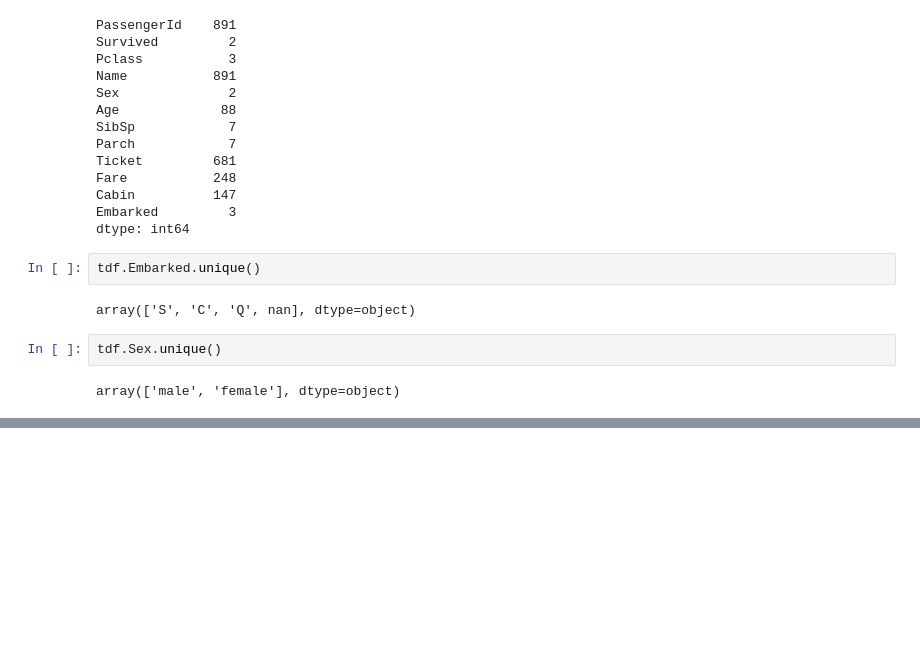
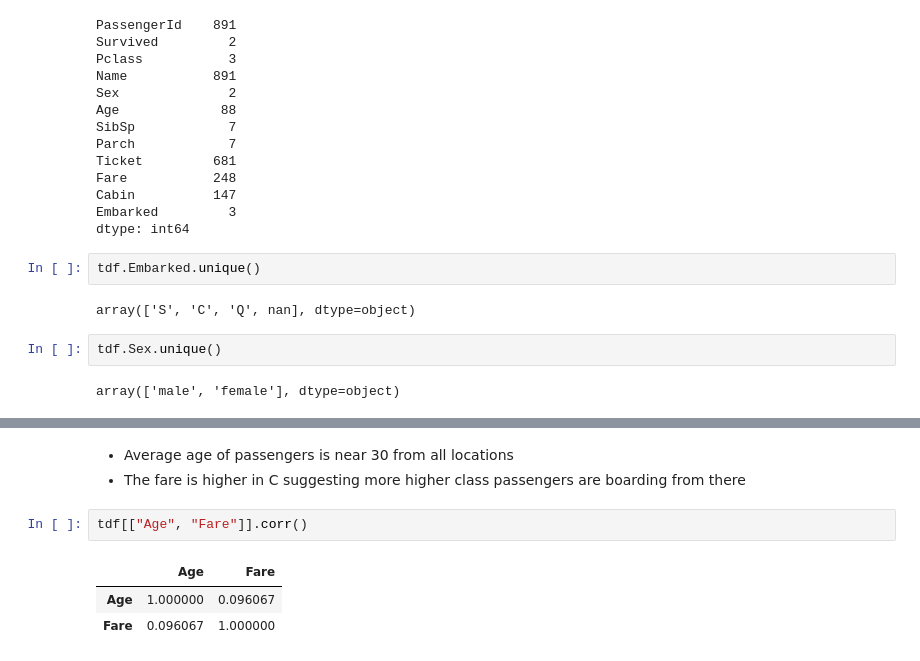
Before and after one commit to KondaSamyam/Vrit-DataScience, a Jupyter notebook: Pandas/Data-Exploration.ipynb, the cells around one changed output, grey strips where cells are left out. Saved outputs shown, nothing was run; the diff lists cells and outputs as text; blank space fills up the shorter version.

```diff
--- a/Pandas/Data-Exploration.ipynb
+++ b/Pandas/Data-Exploration.ipynb
@@ -216,0 +260,9 @@ array(['male', 'female'], dtype=object)
+# %% [markdown]
+* Average age of passengers is near 30 from all locations
+* The fare is higher in C suggesting more higher class passengers are boarding from there
+# %%
+tdf[["Age", "Fare"]].corr()
+# %% [output]
+|  | Age | Fare |
+| Age | 1.000000 | 0.096067 |
+| Fare | 0.096067 | 1.000000 |
```
Also changed, not shown: parts of 17 cells of this notebook, 2 other files.
